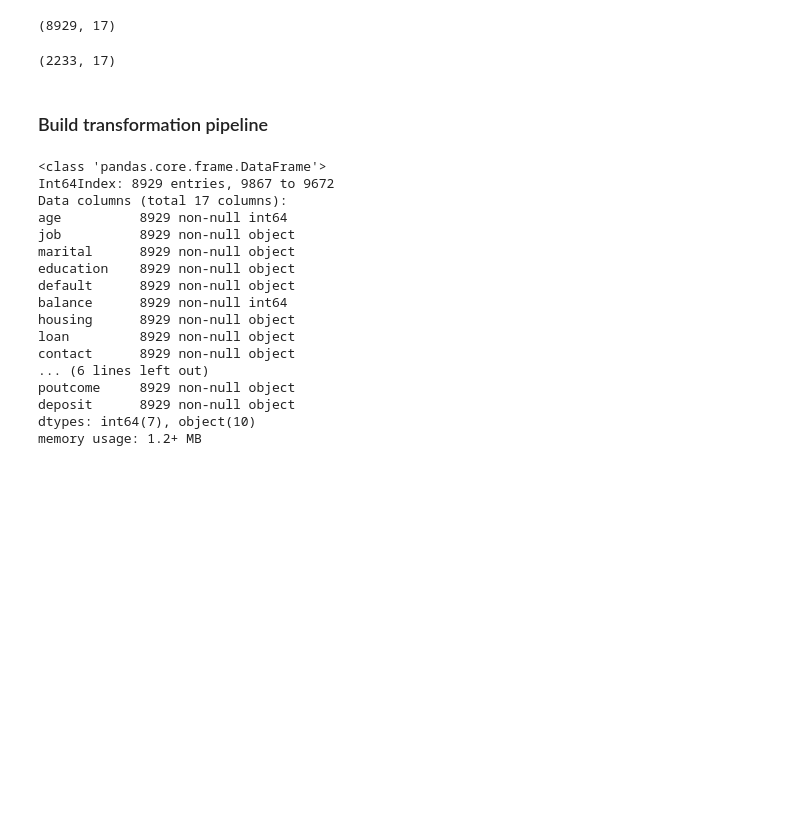
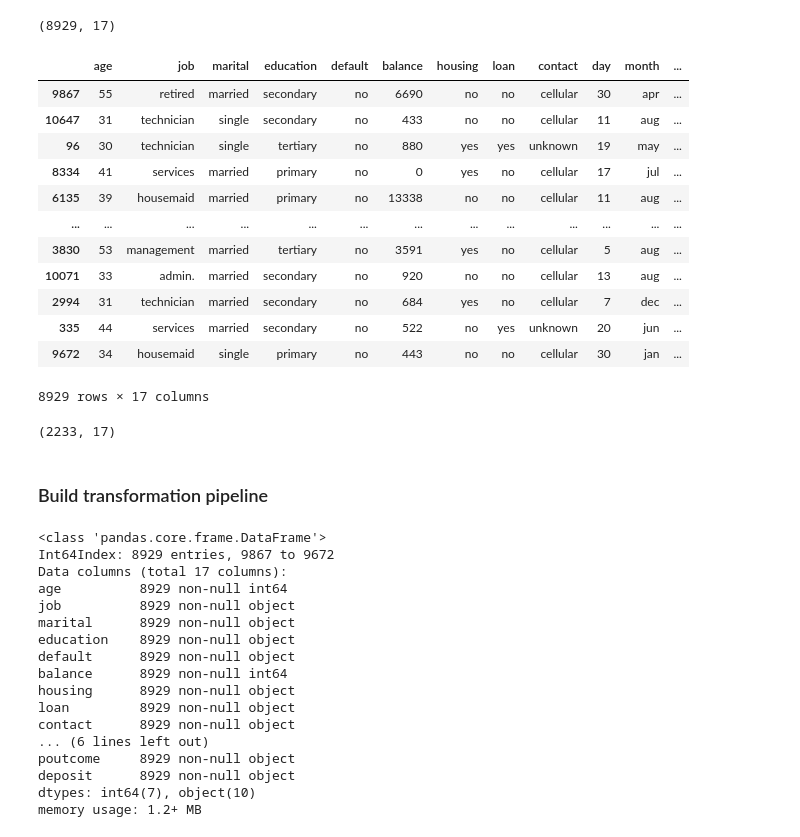
Before and after one commit to rianashwin/BankMarketingCampaign, a Jupyter notebook: BankMarketingCampaign_V002_RAP.ipynb, the cells around one changed output. Drawn from its saved outputs; the diff is of its cells as text; code cells hidden in the pictures; blank space fills up the shorter version.

```diff
--- a/BankMarketingCampaign_V002_RAP.ipynb
+++ b/BankMarketingCampaign_V002_RAP.ipynb
@@ -211,5 +215,5 @@ for training_data_indexes, test_data_indexes in stratifier.split(df_full,df_full
 
 
 #create copies
-train = stratified_training_data
-test = stratified_test_data
+train = stratified_training_data.copy()
+test = stratified_test_data.copy()
@@ -217,6 +237,22 @@ test = stratified_test_data
 train.shape
 # %% [output]
 (8929, 17)
+# %%
+train
+# %% [output]
+|  | age | job | marital | education | default | balance | housing | loan | contact | day | month | ... |
+| 9867 | 55 | retired | married | secondary | no | 6690 | no | no | cellular | 30 | apr | ... |
+| 10647 | 31 | technician | single | secondary | no | 433 | no | no | cellular | 11 | aug | ... |
+| 96 | 30 | technician | single | tertiary | no | 880 | yes | yes | unknown | 19 | may | ... |
+| 8334 | 41 | services | married | primary | no | 0 | yes | no | cellular | 17 | jul | ... |
+| 6135 | 39 | housemaid | married | primary | no | 13338 | no | no | cellular | 11 | aug | ... |
+| ... | ... | ... | ... | ... | ... | ... | ... | ... | ... | ... | ... | ... |
+| 3830 | 53 | management | married | tertiary | no | 3591 | yes | no | cellular | 5 | aug | ... |
+| 10071 | 33 | admin. | married | secondary | no | 920 | no | no | cellular | 13 | aug | ... |
+| 2994 | 31 | technician | married | secondary | no | 684 | yes | no | cellular | 7 | dec | ... |
+| 335 | 44 | services | married | secondary | no | 522 | no | yes | unknown | 20 | jun | ... |
+| 9672 | 34 | housemaid | single | primary | no | 443 | no | no | cellular | 30 | jan | ... |
+8929 rows × 17 columns
 # %%
 test.shape
 # %% [output]
```
Also changed, not shown: parts of 57 cells of this notebook.
